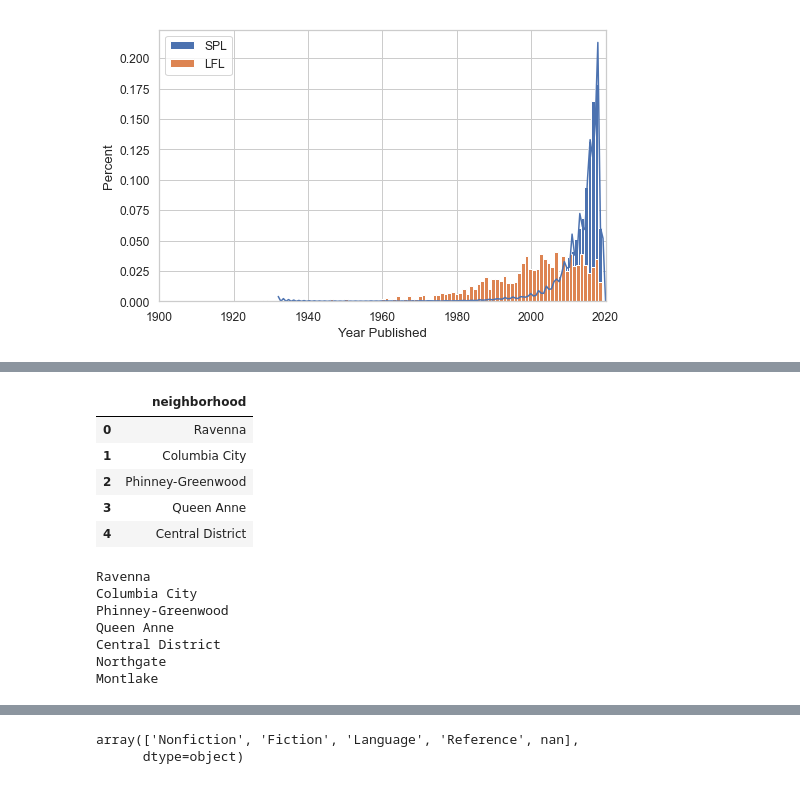
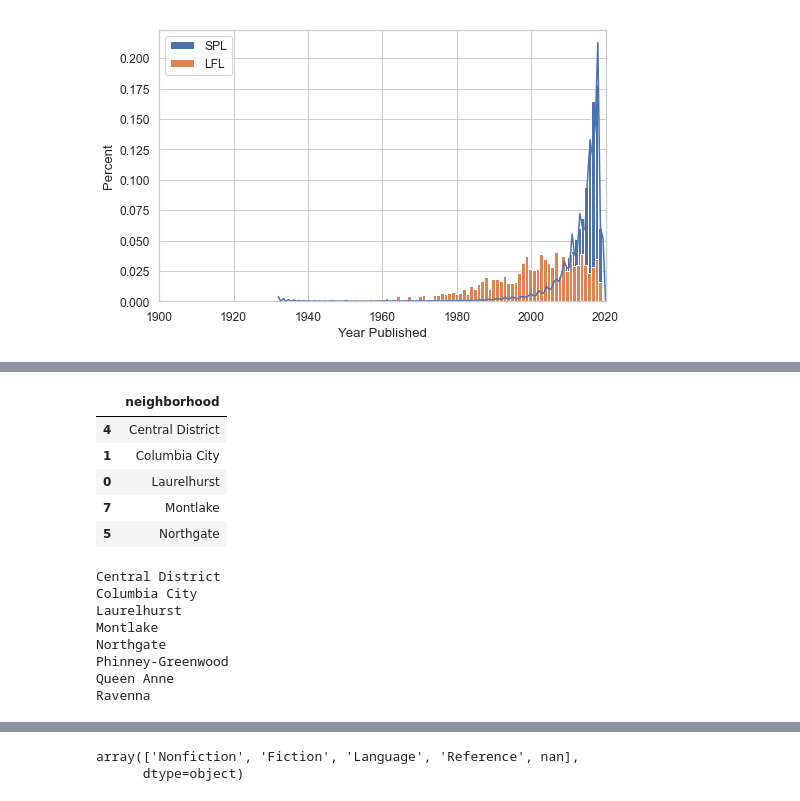
Before and after one commit to amckennafoster/seattle-littlefreelibrary, a Jupyter notebook: code/Get-SPL-data-by-hood.ipynb, the cells around one changed output, grey strips where cells are left out. Saved outputs shown, nothing was run; the diff lists cells and outputs as text; code cells hidden in the pictures.

```diff
--- a/code/Get-SPL-data-by-hood.ipynb
+++ b/code/Get-SPL-data-by-hood.ipynb
@@ -436,26 +446,28 @@ array(['Ravenna', 'Columbia City', 'Phinney-Greenwood', 'Queen Anne',
 # %%
 hoods = pd.DataFrame(dict(neighborhood=dfbookyr.neighborhood.unique()))
+hoods = hoods.sort_values(by=['neighborhood'])
 hoods.head()
 # %% [output]
 |  | neighborhood |
-| 0 | Ravenna |
+| 4 | Central District |
 | 1 | Columbia City |
-| 2 | Phinney-Greenwood |
-| 3 | Queen Anne |
-| 4 | Central District |
+| 0 | Laurelhurst |
+| 7 | Montlake |
+| 5 | Northgate |
 # %%
 
 for h in hoods['neighborhood']:
     hood=h
     print(hood)
 # %% [output]
-Ravenna
+Central District
 Columbia City
+Laurelhurst
+Montlake
+Northgate
 Phinney-Greenwood
 Queen Anne
-Central District
-Northgate
-Montlake
+Ravenna
 # %%
 # BY NEIGHBORHOOD
 #'Density' Histogram of year published using mtlabplot (change kde to false for counts, or to get rid of gaussian line, change norm_hist to True)
```
Also changed, not shown: parts of 22 cells of this notebook, 7 other files.
